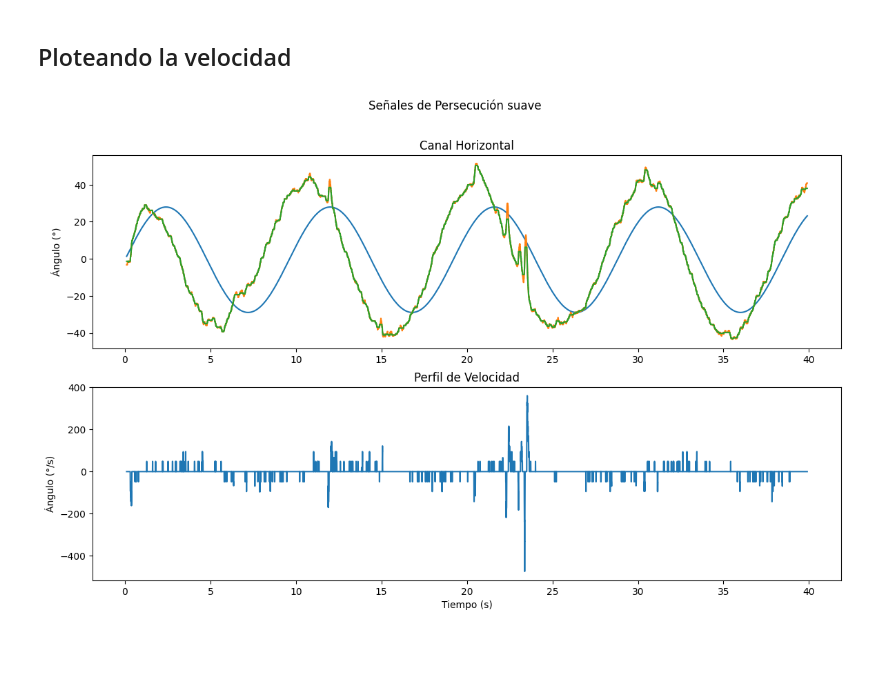
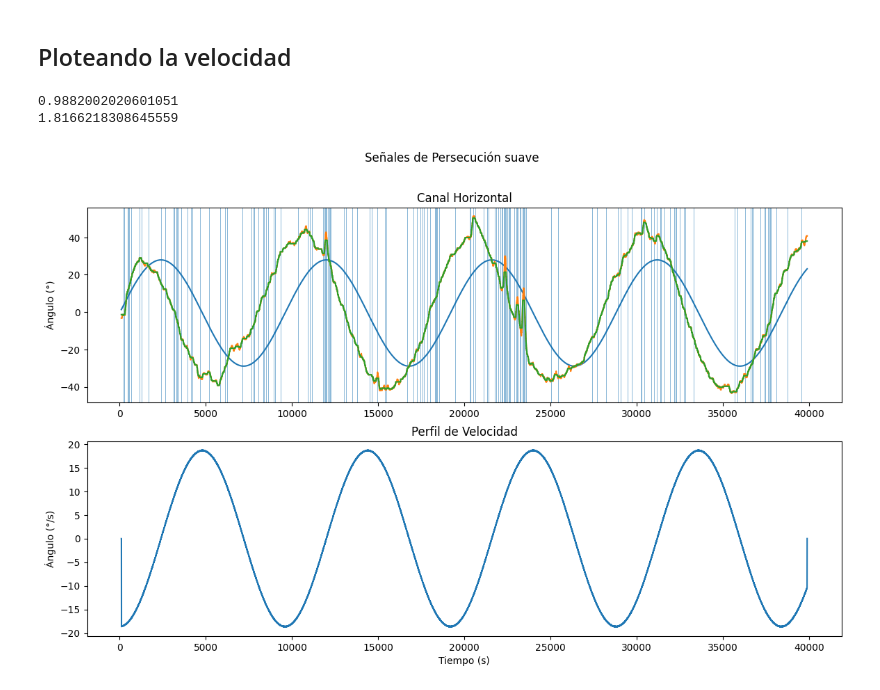
Before and after one commit to idertator/openeog, a Jupyter notebook: notebooks/TFG.ipynb, the cells around one changed output. Saved outputs shown, nothing was run; the diff lists cells and outputs as text; code cells hidden in the pictures; blank space fills up the shorter version.

```diff
--- a/notebooks/TFG.ipynb
+++ b/notebooks/TFG.ipynb
@@ -40,7 +40,7 @@ array([-24.192   , -24.191902, -24.191803, ..., -24.57535 , -24.57535 ,
 # %%
 samples_to_remove = 100
 samples = len(pursuit.hor_stimuli)
-time = np.arange(samples) / 1000.0
+time = np.arange(samples)
 time = time[samples_to_remove:-samples_to_remove]
 print("Esta prueba tiene " + str(samples)  + " muestras")
 
@@ -72,27 +72,62 @@ Esta prueba tiene 40000 muestras
 # %% [markdown]
 ## Ploteando la velocidad
 # %%
-from bsp.core import differentiate, denoise
+from bsp.core import differentiate, denoise, impulses
 from scipy.signal import medfilt
 
 horizontal_filtered = medfilt(horizontal, 201)
 velocities = differentiate(horizontal_filtered)
+
+stimuli_velocities = differentiate(stimuli)
 
 plt.suptitle("Señales de Persecución suave")
 
 plt.subplot(211)
 plt.title("Canal Horizontal")
 plt.plot(time, stimuli)
 plt.plot(time, horizontal)
 plt.plot(time, horizontal_filtered)
 plt.ylabel("Ángulo (°)")
 
+for start, end in impulses(horizontal):
+    if end - start < 15:
+        continue
+
+    plt.axvspan(start, end, alpha=0.5)
+
 plt.subplot(212)
 plt.title("Perfil de Velocidad")
-plt.plot(time, medfilt(velocities, 21))
+plt.plot(time, stimuli_velocities)
 plt.xlabel("Tiempo (s)")
 plt.ylabel("Ángulo (°/s)")
 
+
 plt.savefig("velocities.png")
+
+velocidad_media_estimulo = abs(stimuli_velocities.mean())
+velocidad_media_persecucion = abs(velocities.mean())
+ganancia = velocidad_media_movimiento / velocidad_media_estimulo
+
+print(velocidad_media_persecucion)
+print(ganancia)
+
+def join_close(pairs: list[tuple[int, int]], threshold: int = 5) -> list[tuple[int, int]]:
+    pass
+
+entrada = [
+    (3, 5),
+    (9, 12),
+    (13, 25),
+    (40, 42),
+    (50, 56),
+]
+
+salida = [
+    (3, 25),
+    (40, 42),
+    (50, 56),
+]
 # %% [output]
+0.9882002020601051
+1.8166218308645559
-[figure, old version]
+[figure, new version]
```
Also changed, not shown: parts of 5 cells of this notebook, 5 other files.
